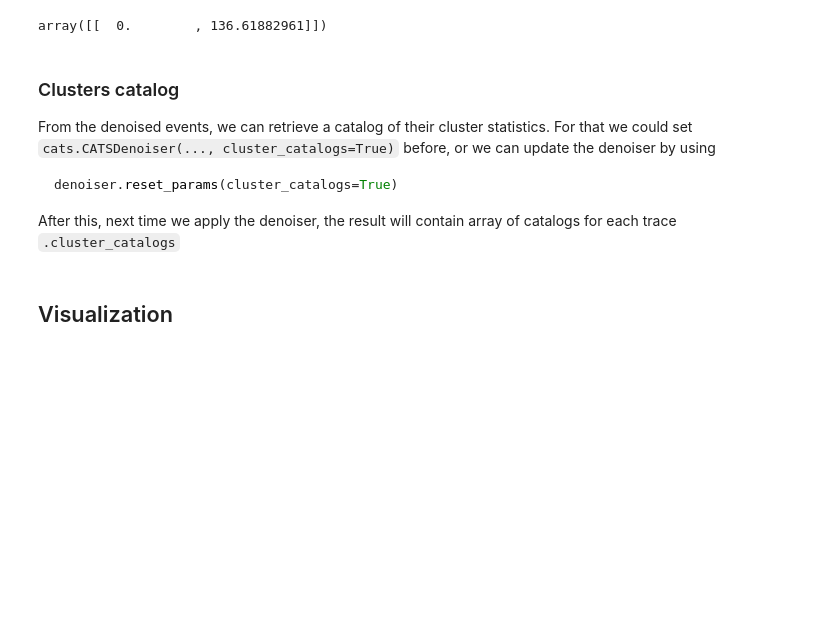
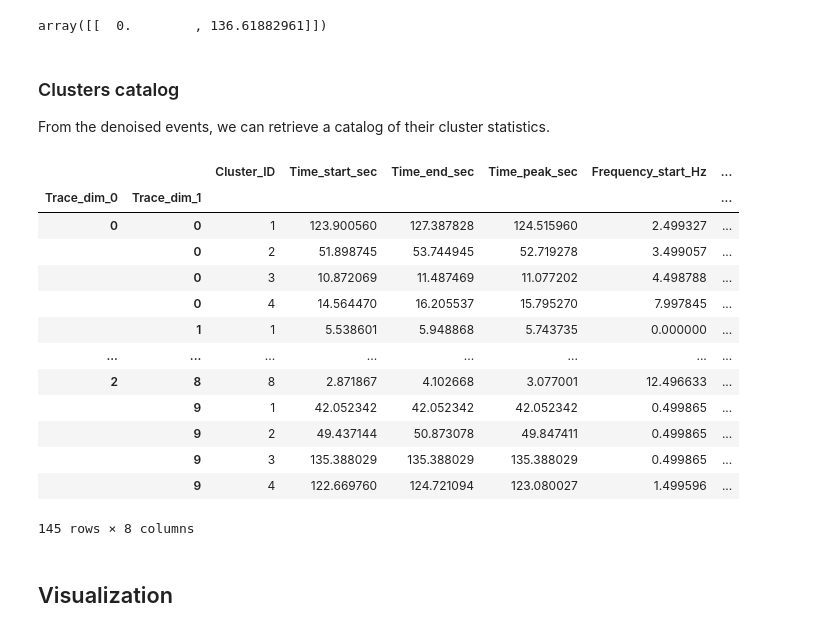
Before and after one commit to sgrubas/cats, a Jupyter notebook: tutorials/DenoisingTutorial.ipynb, the cells around one changed output. Drawn from its saved outputs; the diff is of its cells as text; code cells hidden in the pictures; blank space fills up the shorter version.

````diff
--- a/tutorials/DenoisingTutorial.ipynb
+++ b/tutorials/DenoisingTutorial.ipynb
@@ -199,14 +198,24 @@ result.time_frames
 array([[  0.        , 136.61882961]])
 # %% [markdown]
 ### Clusters catalog
-From the denoised events, we can retrieve a catalog of their cluster statistics. For that we could set `cats.CATSDenoiser(..., cluster_catalogs=True)` before, or we can update the denoiser by using
-```python
-denoiser.reset_params(cluster_catalogs=True)
-```
-
-After this, next time we apply the denoiser, the result will contain array of catalogs for each trace `.cluster_catalogs`
+From the denoised events, we can retrieve a catalog of their cluster statistics.
 # %%
-denoiser.reset_params(cluster_catalogs=True)
+result.cluster_catalogs
+# %% [output]
+|  |  | Cluster_ID | Time_start_sec | Time_end_sec | Time_peak_sec | Frequency_start_Hz | ... |
+| Trace_dim_0 | Trace_dim_1 |  |  |  |  |  | ... |
+| 0 | 0 | 1 | 123.900560 | 127.387828 | 124.515960 | 2.499327 | ... |
+|  | 0 | 2 | 51.898745 | 53.744945 | 52.719278 | 3.499057 | ... |
+|  | 0 | 3 | 10.872069 | 11.487469 | 11.077202 | 4.498788 | ... |
+|  | 0 | 4 | 14.564470 | 16.205537 | 15.795270 | 7.997845 | ... |
+|  | 1 | 1 | 5.538601 | 5.948868 | 5.743735 | 0.000000 | ... |
+| ... | ... | ... | ... | ... | ... | ... | ... |
+| 2 | 8 | 8 | 2.871867 | 4.102668 | 3.077001 | 12.496633 | ... |
+|  | 9 | 1 | 42.052342 | 42.052342 | 42.052342 | 0.499865 | ... |
+|  | 9 | 2 | 49.437144 | 50.873078 | 49.847411 | 0.499865 | ... |
+|  | 9 | 3 | 135.388029 | 135.388029 | 135.388029 | 0.499865 | ... |
+|  | 9 | 4 | 122.669760 | 124.721094 | 123.080027 | 1.499596 | ... |
+145 rows × 8 columns
 # %% [markdown]
 ## Visualization
 # %% [markdown]
````
Also changed, not shown: parts of 26 cells of this notebook, 1 other file.
